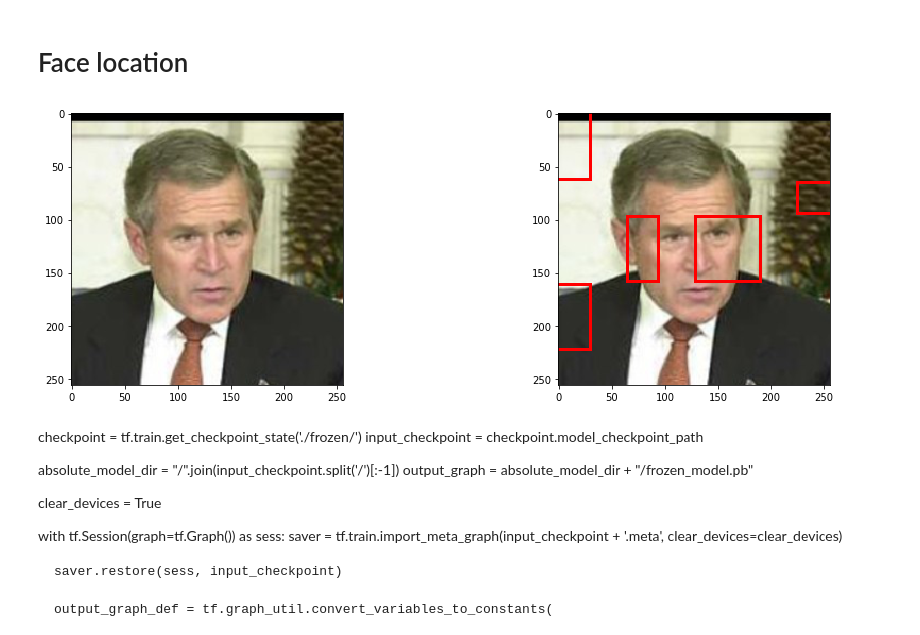
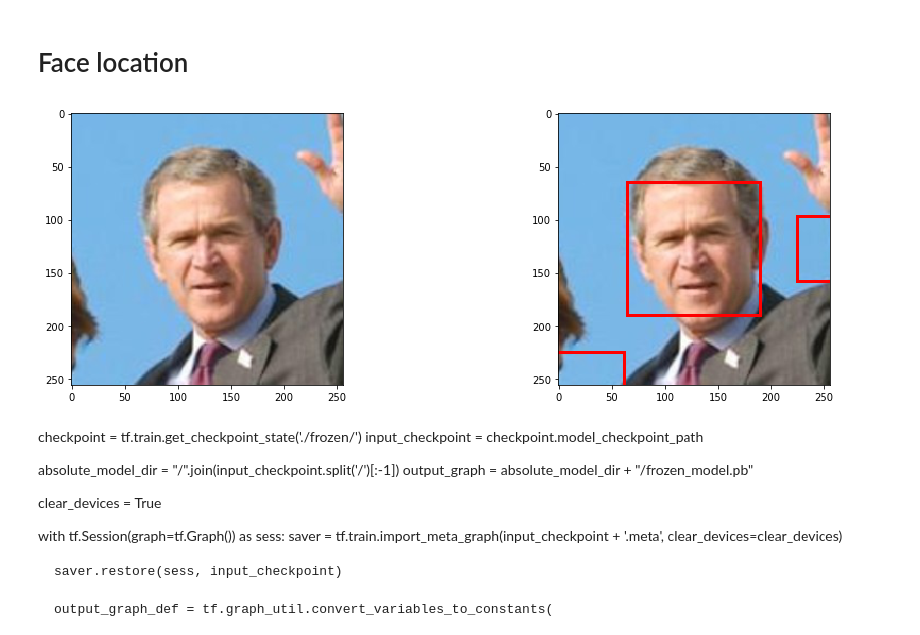
Before and after one commit to aweas/NotFace, a Jupyter notebook: face_extraction.ipynb, the cells around one changed output. Saved outputs shown, nothing was run; the diff lists cells and outputs as text; code cells hidden in the pictures.

Commit message:
Added preprocessing function and returned to jupyter

```diff
--- a/face_extraction.ipynb
+++ b/face_extraction.ipynb
@@ -25,6 +25,7 @@ class FaceFinder:
     def process_photo(self, img_name, patch_size=64):
         self.img = plt.imread(img_name)
         self.img = scipy.misc.imresize(self.img, (256, 256, 3))
+        self.img = preprocess_image(self.img)
         self.img_orig = self.img.copy()
 
         self._split_pic_into_frames(size=patch_size)
@@ -340,16 +341,16 @@ Accuracy: 0.978 : 1446/1479
 # Face location
 # %%
 facefinder = FaceFinder()
-img, img_orig = facefinder.process_photo('George_W_Bush/George_W_Bush_0143.jpg', patch_size=32)
+img, img_orig = facefinder.process_photo('George_W_Bush/George_W_Bush_0142.jpg', patch_size=32)
 
 plt.figure(figsize=(16, 5))
 plt.subplot(121)
 plt.imshow(img_orig)
 plt.subplot(122)
 plt.imshow(img)
 plt.show()
 # %% [output]
-[figure, old version]
+[figure, new version]
 # %%
 def freeze_session(session, keep_var_names=None, output_names=None, clear_devices=True):
     from tensorflow.python.framework.graph_util import convert_variables_to_constants
```
Also changed, not shown: parts of 7 cells of this notebook, 1 other file.
